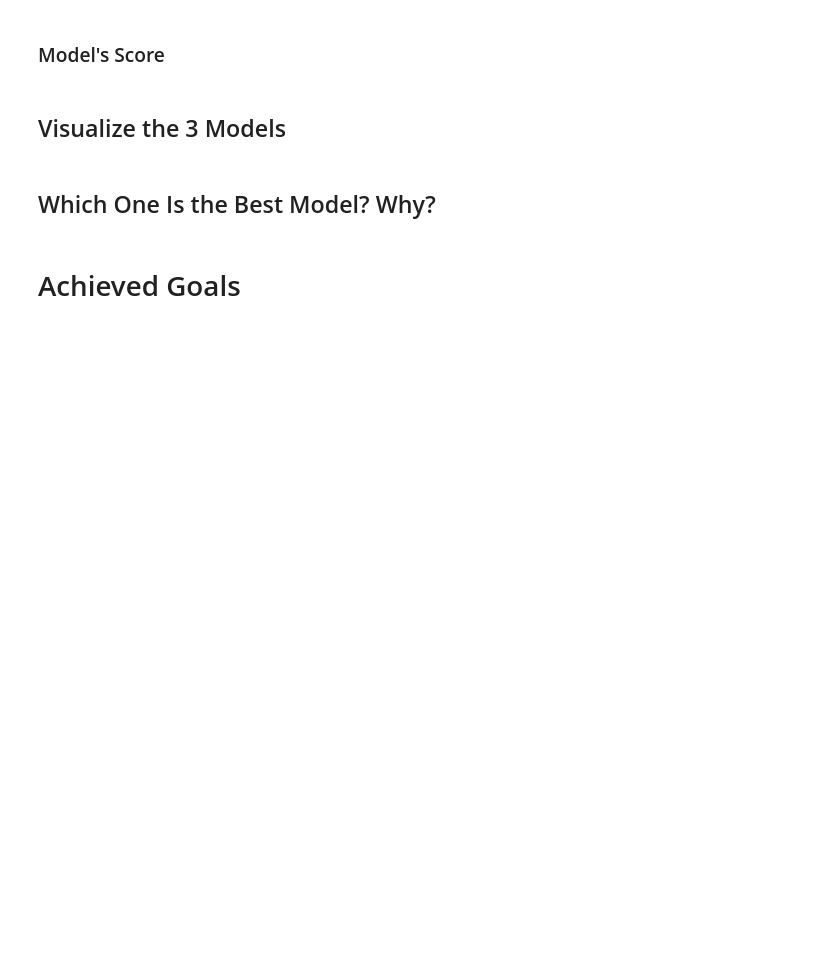
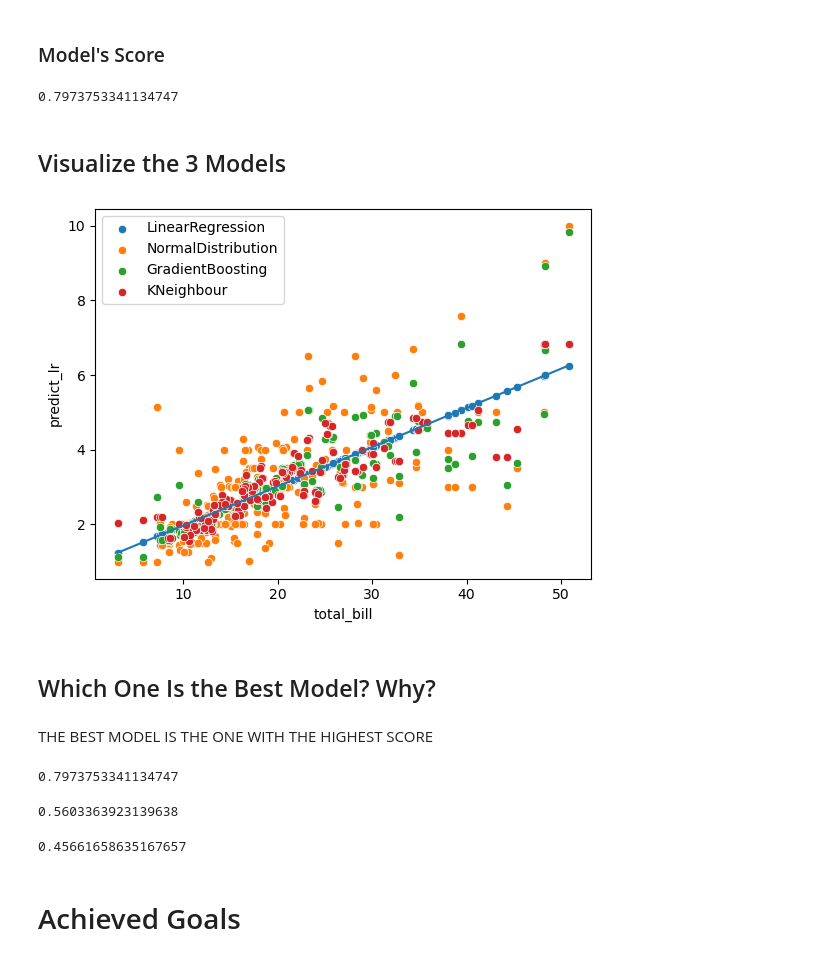
Before and after one commit to toluwabori/resolving-machine-learning-python, a Jupyter notebook: 01_The Linear Regression & Supervised Regression Models/01D_ml-linear-regression_practice_blank.ipynb, the cells around one changed output. Cells and saved outputs as stored; diff of their text form; code cells hidden in the pictures; blank space fills up the shorter version.

```diff
--- a/01_The Linear Regression & Supervised Regression Models/01D_ml-linear-regression_practice_blank.ipynb
+++ b/01_The Linear Regression & Supervised Regression Models/01D_ml-linear-regression_practice_blank.ipynb
@@ -87,2 +231,4 @@ from sklearn.neighbors import KNeighborsRegressor
+# %%
+tips['predict_KN'] = model_KN.predict(X=feature)
 # %% [markdown]
 ### Model's Score
@@ -92,3 +242,7 @@ from sklearn.neighbors import KNeighborsRegressor
 ### Fit the Model
 # %%
 from sklearn.ensemble import GradientBoostingRegressor
+# %%
+model_gr=GradientBoostingRegressor()
+# %%
+model_gr.fit(X=feature,y=target)
@@ -97,9 +273,37 @@ from sklearn.ensemble import GradientBoostingRegressor
+# %%
+tips['predict_gr'] = model_gr.predict(X=feature)
 # %% [markdown]
 ### Model's Score
+# %%
+model_gr.score(X=feature,y=target)
+# %% [output]
+0.7973753341134747
 # %% [markdown]
 ## Visualize the 3 Models
+# %%
+sns.scatterplot(x=tips.total_bill,y=tips.predict_lr,label='LinearRegression')
+sns.scatterplot(x=tips.total_bill,y=tips.tip,label='NormalDistribution')
+sns.lineplot(x=tips.total_bill,y=tips.predict_lr)
+sns.scatterplot(x=tips.total_bill,y=tips.predict_gr,label='GradientBoosting')
+sns.scatterplot(x=tips.total_bill,y=tips.predict_KN,label='KNeighbour');
+# %% [output]
+[figure, added]
 # %% [markdown]
 ## Which One Is the Best Model? Why?
+# %% [markdown]
+THE BEST MODEL IS THE ONE WITH THE HIGHEST SCORE
+# %%
+model_gr.score(X=feature,y=target)
+# %% [output]
+0.7973753341134747
+# %%
+model_KN.score(X=feature,y=target)
+# %% [output]
+0.5603363923139638
+# %%
+model_lr.score(X=feature,y=target)
+# %% [output]
+0.45661658635167657
 # %% [markdown]
 # Achieved Goals
 # %% [markdown]
```
Also changed, not shown: parts of 28 cells of this notebook, 1 other file.
